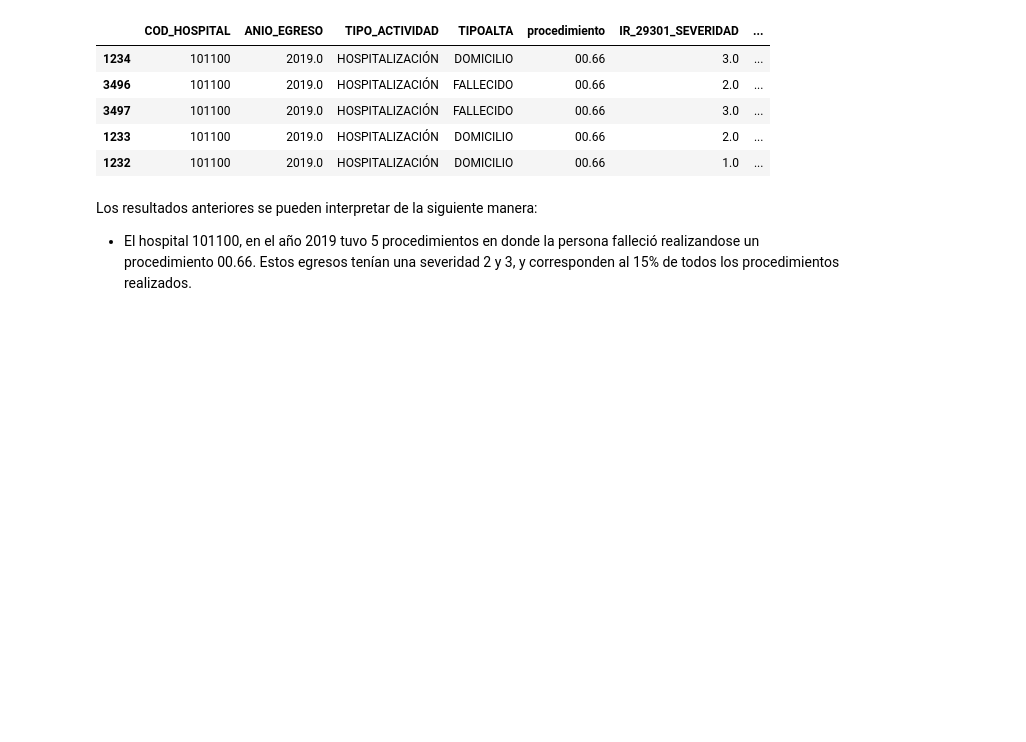
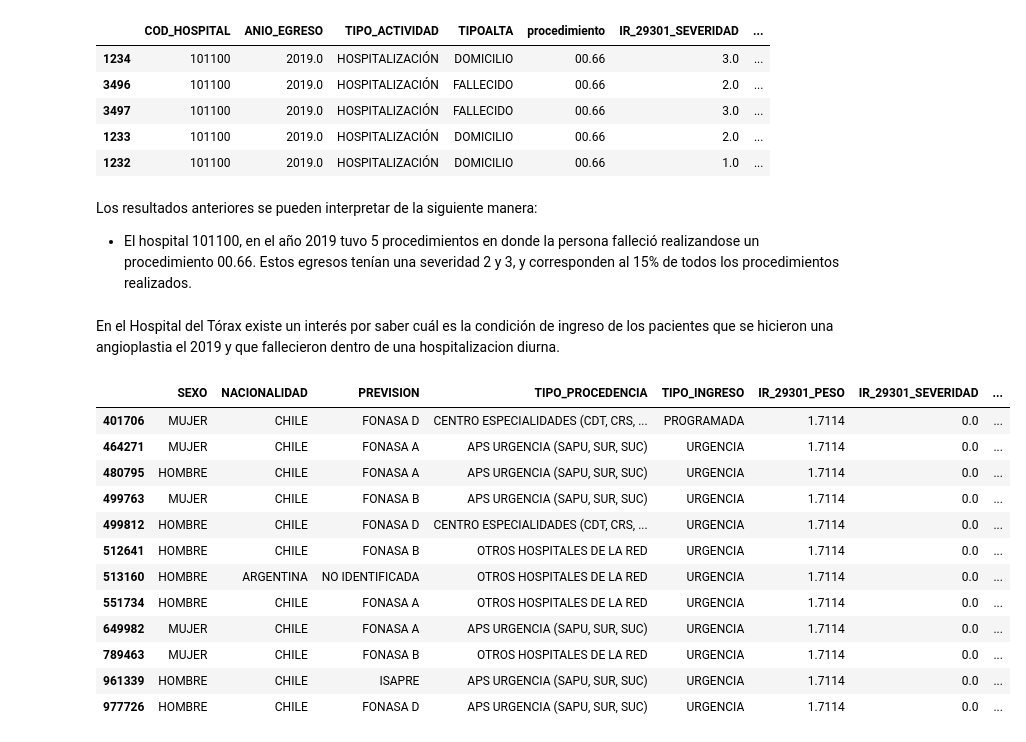
Before and after one commit to JavierRojas14/grd, a Jupyter notebook: notebooks/2.0-jrb-number-of-procedures-per-diagnosis.ipynb, the cells around one changed output. Saved outputs shown, nothing was run; the diff lists cells and outputs as text; code cells hidden in the pictures; blank space fills up the shorter version.

Commit message:
Muestra muertos en angioplastia

```diff
--- a/notebooks/2.0-jrb-number-of-procedures-per-diagnosis.ipynb
+++ b/notebooks/2.0-jrb-number-of-procedures-per-diagnosis.ipynb
@@ -389,3 +389,50 @@ desglose_procedimientos.to_csv(
     sep=";",
     decimal=".",
 )
+# %% [markdown]
+En el Hospital del Tórax existe un interés por saber cuál es la condición de ingreso de los
+pacientes que se hicieron una angioplastia el 2019 y que fallecieron dentro de una hospitalizacion
+diurna.
+# %%
+casos_angio = df_procesada.query(
+    "ANIO_EGRESO == 2019.0 and COD_HOSPITAL == @HOSPITAL_DEL_TORAX and TIPOALTA == 'FALLECIDO' "
+    "and TIPO_ACTIVIDAD == 'HOSPITALIZACIÓN DIURNA'"
+)
+
+filas_con_procedimiento = (
+    casos_angio[vars_procedimientos.keys()]
+    .apply(lambda x: x.str.contains("00.66"))
+    .sum(axis=1)
+    .astype(bool)
+)
+
+muertos_torax_angio = casos_angio[filas_con_procedimiento]
+# %%
+display(muertos_torax_angio[
+    [
+        "SEXO",
+        "NACIONALIDAD",
+        "PREVISION",
+        "TIPO_PROCEDENCIA",
+        "TIPO_INGRESO",
+        "IR_29301_PESO",
+        "IR_29301_SEVERIDAD",
+        "HOSPPROCEDENCIA",
+        "Nombre Región",
+        "COMUNA"
+    ]
+])
+# %% [output]
+|  | SEXO | NACIONALIDAD | PREVISION | TIPO_PROCEDENCIA | TIPO_INGRESO | IR_29301_PESO | IR_29301_SEVERIDAD | ... |
+| 401706 | MUJER | CHILE | FONASA D | CENTRO ESPECIALIDADES (CDT, CRS, ... | PROGRAMADA | 1.7114 | 0.0 | ... |
+| 464271 | MUJER | CHILE | FONASA A | APS URGENCIA (SAPU, SUR, SUC) | URGENCIA | 1.7114 | 0.0 | ... |
+| 480795 | HOMBRE | CHILE | FONASA A | APS URGENCIA (SAPU, SUR, SUC) | URGENCIA | 1.7114 | 0.0 | ... |
+| 499763 | MUJER | CHILE | FONASA B | APS URGENCIA (SAPU, SUR, SUC) | URGENCIA | 1.7114 | 0.0 | ... |
+| 499812 | HOMBRE | CHILE | FONASA D | CENTRO ESPECIALIDADES (CDT, CRS, ... | URGENCIA | 1.7114 | 0.0 | ... |
+| 512641 | HOMBRE | CHILE | FONASA B | OTROS HOSPITALES DE LA RED | URGENCIA | 1.7114 | 0.0 | ... |
+| 513160 | HOMBRE | ARGENTINA | NO IDENTIFICADA | OTROS HOSPITALES DE LA RED | URGENCIA | 1.7114 | 0.0 | ... |
+| 551734 | HOMBRE | CHILE | FONASA A | OTROS HOSPITALES DE LA RED | URGENCIA | 1.7114 | 0.0 | ... |
+| 649982 | MUJER | CHILE | FONASA A | APS URGENCIA (SAPU, SUR, SUC) | URGENCIA | 1.7114 | 0.0 | ... |
+| 789463 | MUJER | CHILE | FONASA B | OTROS HOSPITALES DE LA RED | URGENCIA | 1.7114 | 0.0 | ... |
+| 961339 | HOMBRE | CHILE | ISAPRE | APS URGENCIA (SAPU, SUR, SUC) | URGENCIA | 1.7114 | 0.0 | ... |
+| 977726 | HOMBRE | CHILE | FONASA D | APS URGENCIA (SAPU, SUR, SUC) | URGENCIA | 1.7114 | 0.0 | ... |
```
Also changed, not shown: parts of 7 cells of this notebook.
